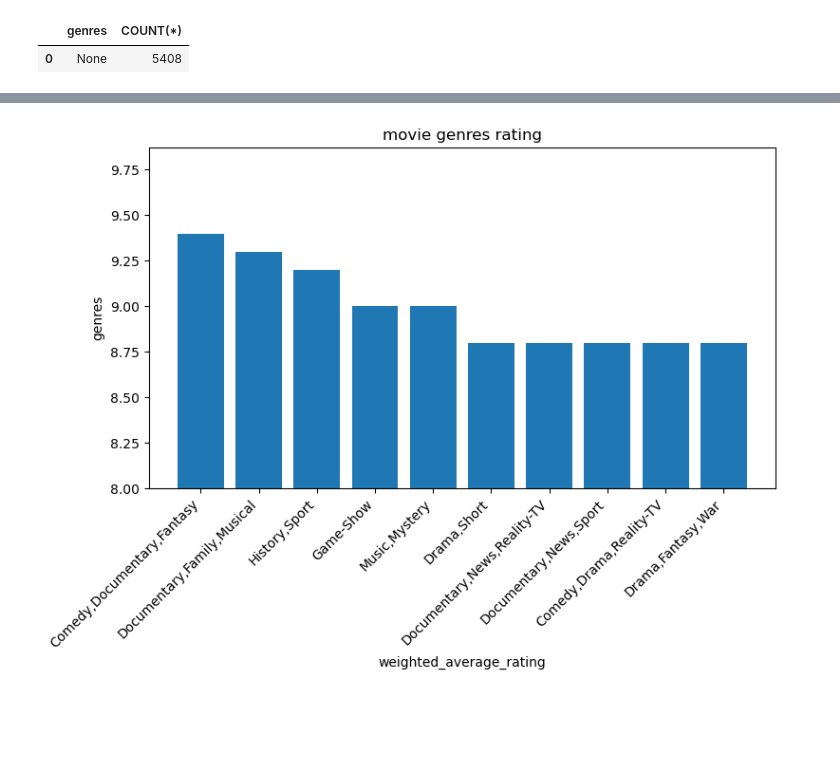
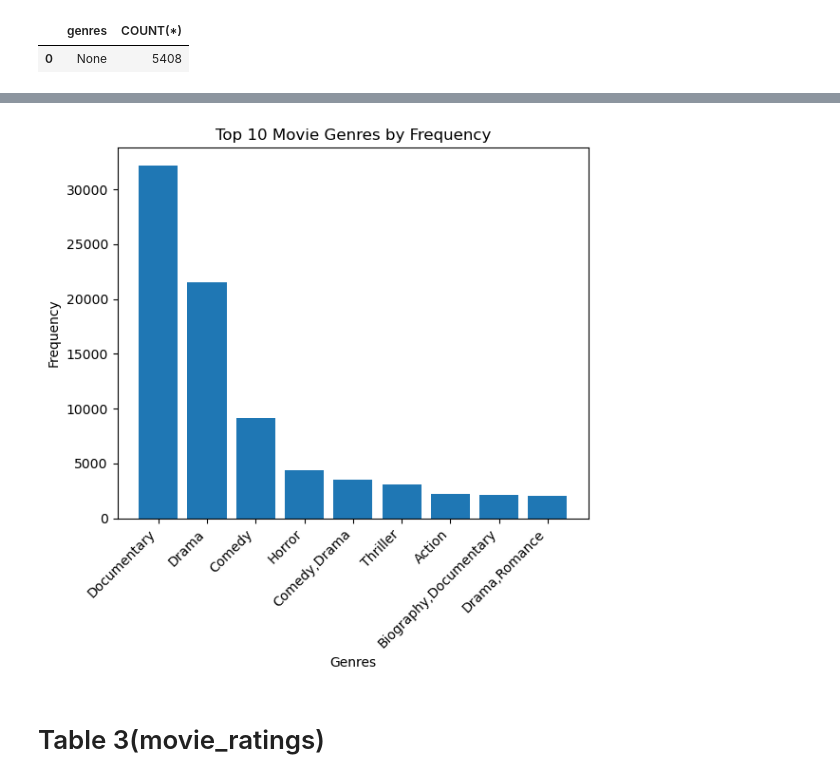
Before and after one commit to sarah10001/Project-1, a Jupyter notebook: Project-1.ipynb, the cells around one changed output, grey strips where cells are left out. Cells and saved outputs as stored; diff of their text form; code cells hidden in the pictures; blank space fills up the shorter version.

```diff
--- a/Project-1.ipynb
+++ b/Project-1.ipynb
@@ -365,13 +291,15 @@ df
-# %%
-# Plotting movie genres against average rating
-plt.figure(figsize=(8, 6))
-plt.bar(df['genres'], df['weighted_average_rating'])
-plt.xlabel('weighted_average_rating')
-plt.ylabel('genres')
-plt.title('movie genres rating')
-plt.xticks(rotation=45, ha='right')
-plt.ylim(bottom=8)
-plt.tight_layout()
-plt.show()
-# %% [output]
-[figure, removed]
+# %%
+plt.figure(figsize=(6, 6))
+
+plt.bar(df['genres'], df['frequency'])
+plt.xlabel('Genres')
+plt.ylabel('Frequency')
+plt.title('Top 10 Movie Genres by Frequency')
+plt.xticks(rotation=45, ha='right')
+
+plt.tight_layout()
+plt.show()
+# %% [output]
+[figure, added]
+# %% [markdown]
+#  Table 3(movie_ratings)
```
Also changed, not shown: parts of 23 cells of this notebook.
